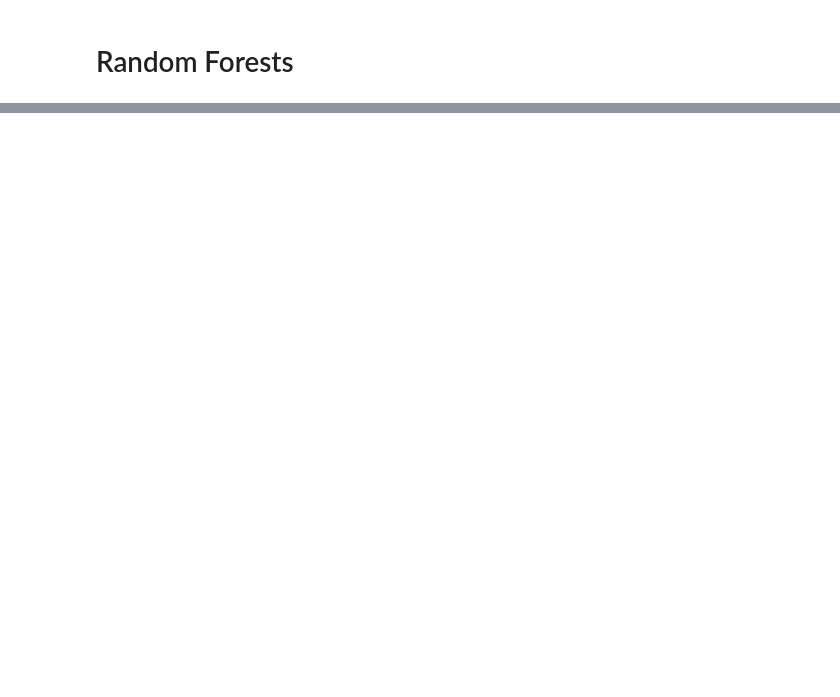
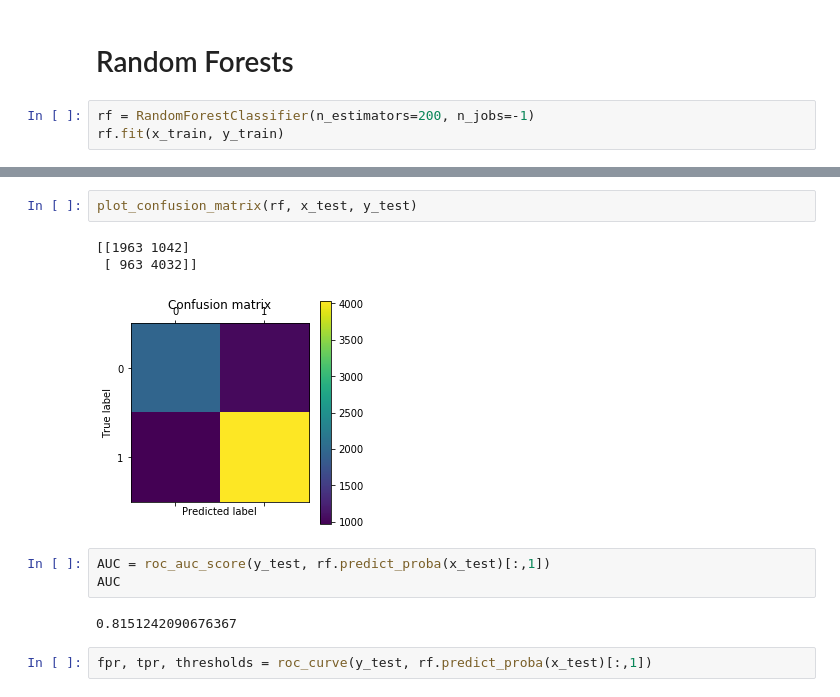
Before and after one commit to ahaldar42/churn_case_study, a Jupyter notebook: Modeling.ipynb, the cells around one changed output, grey strips where cells are left out. Cells and saved outputs as stored; diff of their text form; blank space fills up the shorter version.

```diff
--- a/Modeling.ipynb
+++ b/Modeling.ipynb
@@ -324,2 +325,5 @@ Note which features are the most important: avg_dist, weekday_pct, surge_pct, an
 # %% [markdown]
 # Random Forests
+# %%
+rf = RandomForestClassifier(n_estimators=200, n_jobs=-1)
+rf.fit(x_train, y_train)
@@ -325,0 +349,13 @@ Note which features are the most important: avg_dist, weekday_pct, surge_pct, an
+# %%
+plot_confusion_matrix(rf, x_test, y_test)
+# %% [output]
+[[1963 1042]
+ [ 963 4032]]
+[figure, added]
+# %%
+AUC = roc_auc_score(y_test, rf.predict_proba(x_test)[:,1])
+AUC
+# %% [output]
+0.8151242090676367
+# %%
+fpr, tpr, thresholds = roc_curve(y_test, rf.predict_proba(x_test)[:,1])
```
Also changed, not shown: parts of 7 cells of this notebook, 3 other files.
